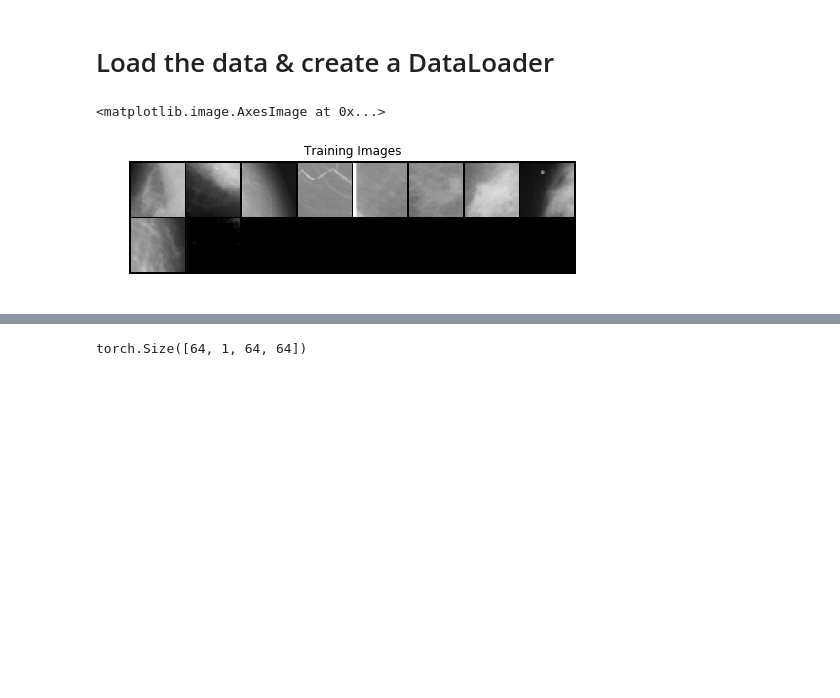
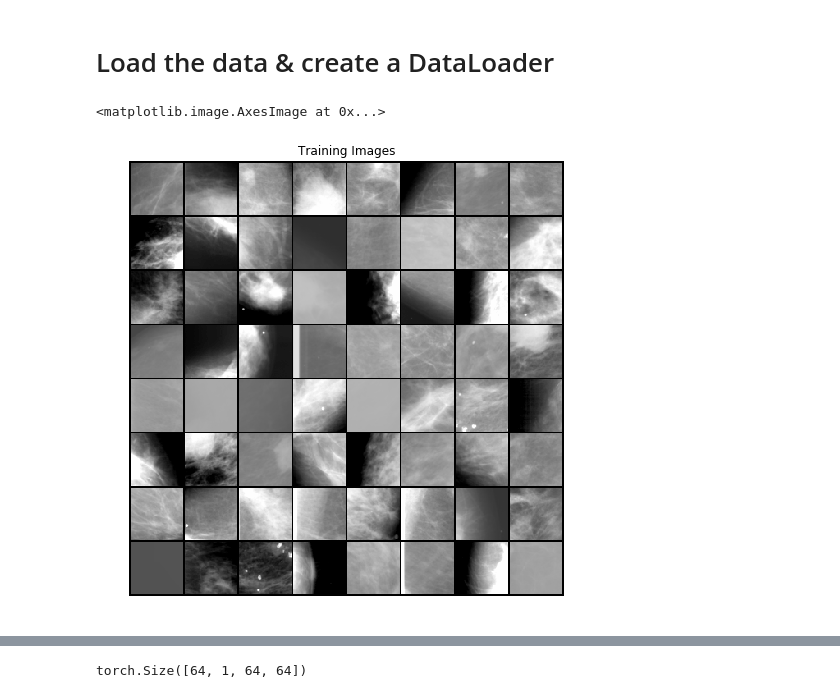
Before and after one commit to olgakrali/Master_Thesis_Deep_Learning, a Jupyter notebook: jupyter_scripts/DCGAN-BC-AdversarialEncDec-patch-MaskInfilling-BCMasks-ModifiedLoss.ipynb, the cells around one changed output, grey strips where cells are left out. Saved outputs shown, nothing was run; the diff lists cells and outputs as text; code cells hidden in the pictures; blank space fills up the shorter version.

```diff
--- a/jupyter_scripts/DCGAN-BC-AdversarialEncDec-patch-MaskInfilling-BCMasks-ModifiedLoss.ipynb
+++ b/jupyter_scripts/DCGAN-BC-AdversarialEncDec-patch-MaskInfilling-BCMasks-ModifiedLoss.ipynb
@@ -206,7 +206,9 @@ class DDSM(torch.utils.data.Dataset):             # Notice that masks are in PNG
 transform = transforms.Compose([
 
                 transforms.Resize([64,64]),
+                transforms.ColorJitter(contrast=1.7),
                 transforms.ToTensor(),
+
                 transforms.Normalize(mean=[0.5], std=[0.5])])
 
 transform2 = transforms.Compose([
@@ -224,12 +226,12 @@ BC_loader = torch.utils.data.DataLoader(
 # %%
 
 
 # Plot some training images
 real_batch = next(iter(BC_loader))
 plt.figure(figsize=(8,8))
 plt.axis("off")
 plt.title("Training Images")
-plt.imshow(np.transpose(vutils.make_grid(real_batch[0].to(device)[:10], padding=2, normalize=True).cpu(),(1,2,0)))
+plt.imshow(np.transpose(vutils.make_grid(real_batch[0].to(device), padding=2, normalize=True).cpu(),(1,2,0)))
 # %% [output]
 <matplotlib.image.AxesImage at 0x...>
-[figure, old version]
+[figure, new version]
```
Also changed, not shown: parts of 11 cells of this notebook.
